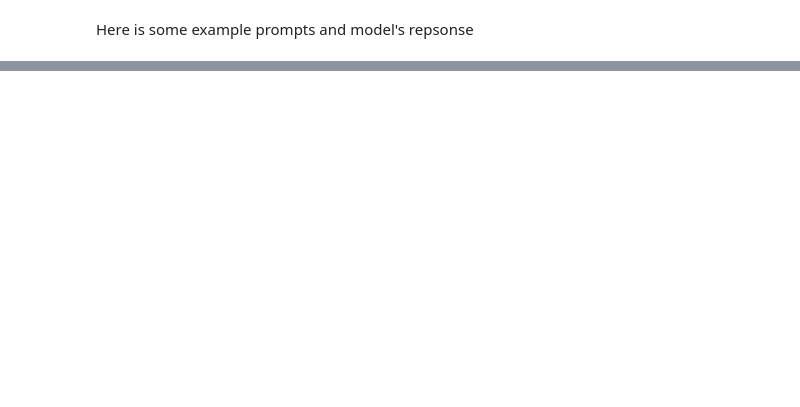
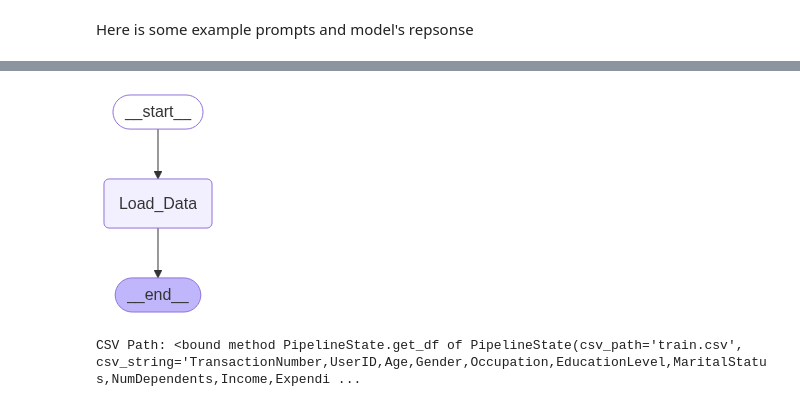
Before and after one commit to bicicow03/AI-RAG-Agent, a Jupyter notebook: AI RAG Agent.ipynb, the cells around one changed output, grey strips where cells are left out. Cells and saved outputs as stored; diff of their text form; code cells hidden in the pictures; blank space fills up the shorter version.

```diff
--- a/AI RAG Agent.ipynb
+++ b/AI RAG Agent.ipynb
@@ -486,0 +510,41 @@ graph.get_state(config).values.get("summary","")
+# %%
+class PipelineState(BaseModel):
+    csv_path: Optional[str] = None
+    csv_string: Optional[str] = None  # This replaces DataFrame
+    model_config = ConfigDict(arbitrary_types_allowed=True)
+
+    def get_df(self) -> Optional[pd.DataFrame]:
+        if self.csv_string:
+            return pd.read_csv(StringIO(self.csv_string))
+        return None
+
+    def set_df(self, df: pd.DataFrame):
+        self.csv_string = df.to_csv(index=False)
+# %%
+def load_data_node(state: PipelineState) -> PipelineState:
+    if state.csv_path:
+        df = pd.read_csv(state.csv_path)
+        state.set_df(df)
+    return state
+# %%
+builder = StateGraph(PipelineState)
+builder.add_node("Load_Data", load_data_node)
+
+builder.add_edge(START, "Load_Data")
+builder.add_edge("Load_Data", END)
+
+memory = MemorySaver()
+graph = builder.compile(checkpointer=memory)
+
+# View
+#graph.get_graph().print_ascii()
+display(Image(graph.get_graph().draw_mermaid_png()))
+# %% [output]
+[figure, added]
+# %%
+config = {"configurable": {"thread_id": "1"}}
+output_dict = graph.invoke(PipelineState(csv_path="train.csv"), config)
+output = PipelineState.model_validate(output_dict)
+print("CSV Path:", output.get_df)
+# %% [output]
+CSV Path: <bound method PipelineState.get_df of PipelineState(csv_path='train.csv', csv_string='TransactionNumber,UserID,Age,Gender,Occupation,EducationLevel,MaritalStatus,NumDependents,Income,Expendi ...
```
Also changed, not shown: parts of 10 cells of this notebook.
